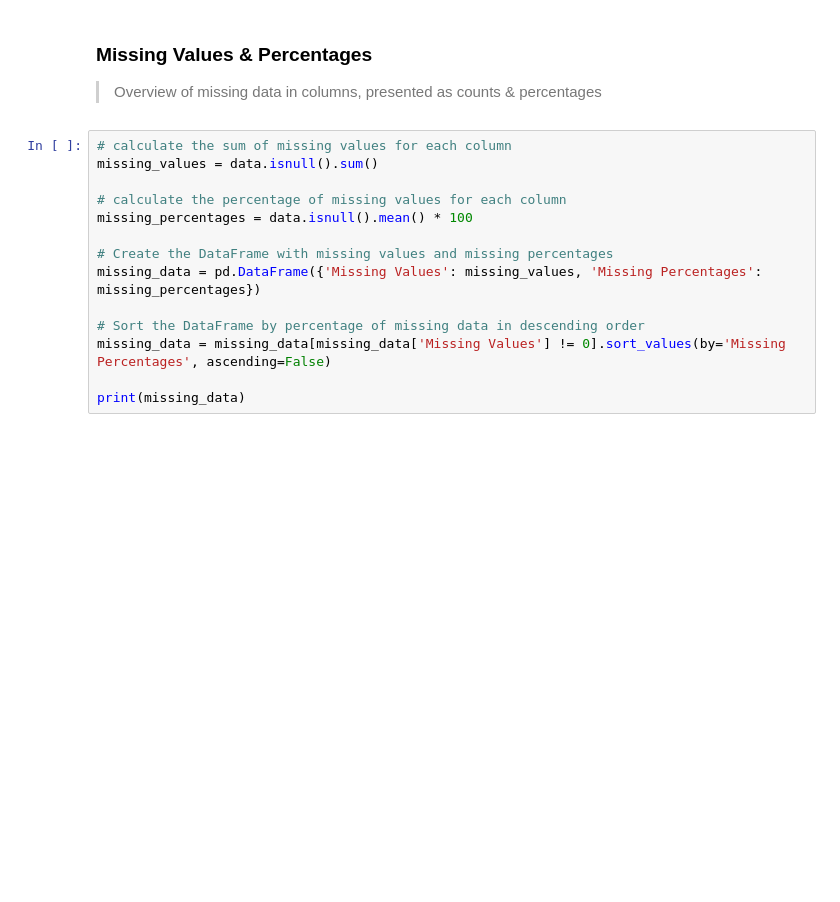
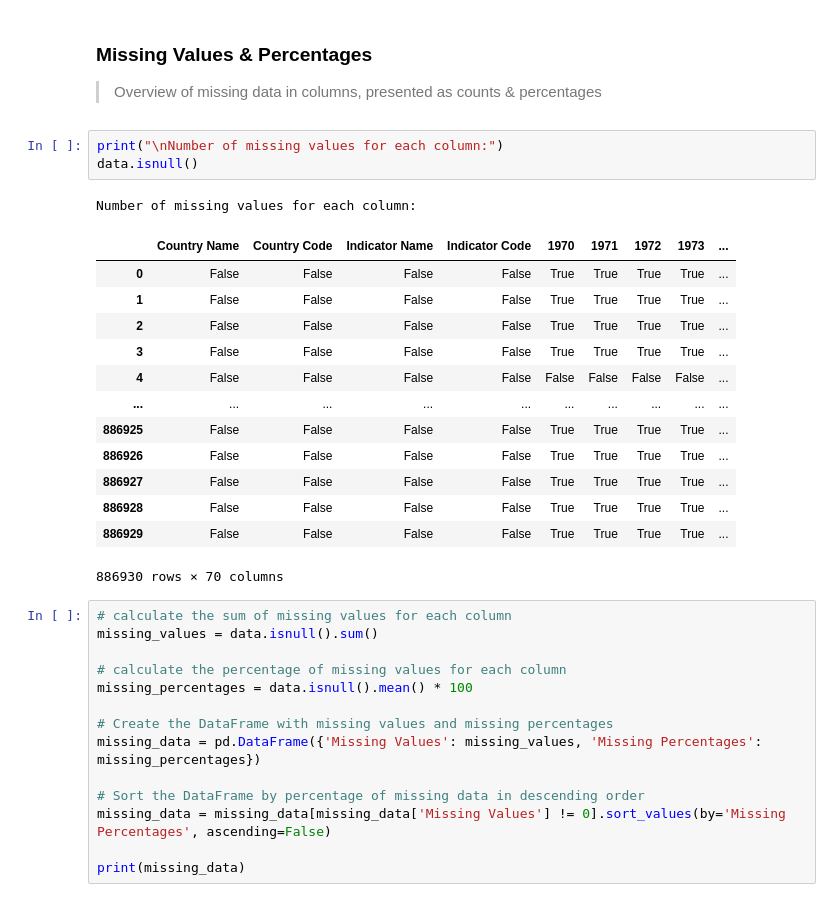
Before and after one commit to MasterCodeDevelop/academy, a Jupyter notebook: netebook.ipynb, the cells around one changed output. Cells and saved outputs as stored; diff of their text form; blank space fills up the shorter version.

Commit message:
Initial Data Exploration:   - Missing Values & Percentages (Number of missing values for each column)   - Dataset Dimensions & Unique Entries Overview

```diff
--- a/netebook.ipynb
+++ b/netebook.ipynb
@@ -91,6 +91,24 @@ None
 # %% [markdown]
 ### Missing Values & Percentages
 > Overview of missing data in columns, presented as counts & percentages
+# %%
+print("\nNumber of missing values for each column:")
+data.isnull()
+# %% [output]
+Number of missing values for each column:
+|  | Country Name | Country Code | Indicator Name | Indicator Code | 1970 | 1971 | 1972 | 1973 | ... |
+| 0 | False | False | False | False | True | True | True | True | ... |
+| 1 | False | False | False | False | True | True | True | True | ... |
+| 2 | False | False | False | False | True | True | True | True | ... |
+| 3 | False | False | False | False | True | True | True | True | ... |
+| 4 | False | False | False | False | False | False | False | False | ... |
+| ... | ... | ... | ... | ... | ... | ... | ... | ... | ... |
+| 886925 | False | False | False | False | True | True | True | True | ... |
+| 886926 | False | False | False | False | True | True | True | True | ... |
+| 886927 | False | False | False | False | True | True | True | True | ... |
+| 886928 | False | False | False | False | True | True | True | True | ... |
+| 886929 | False | False | False | False | True | True | True | True | ... |
+886930 rows × 70 columns
 # %%
 # calculate the sum of missing values for each column
 missing_values = data.isnull().sum()
```
Also changed, not shown: parts of 1 cell of this notebook.
